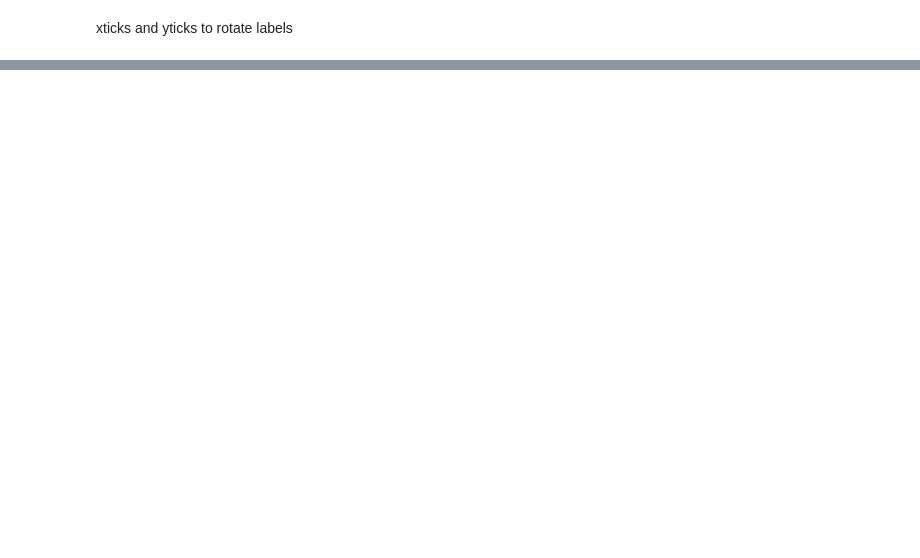
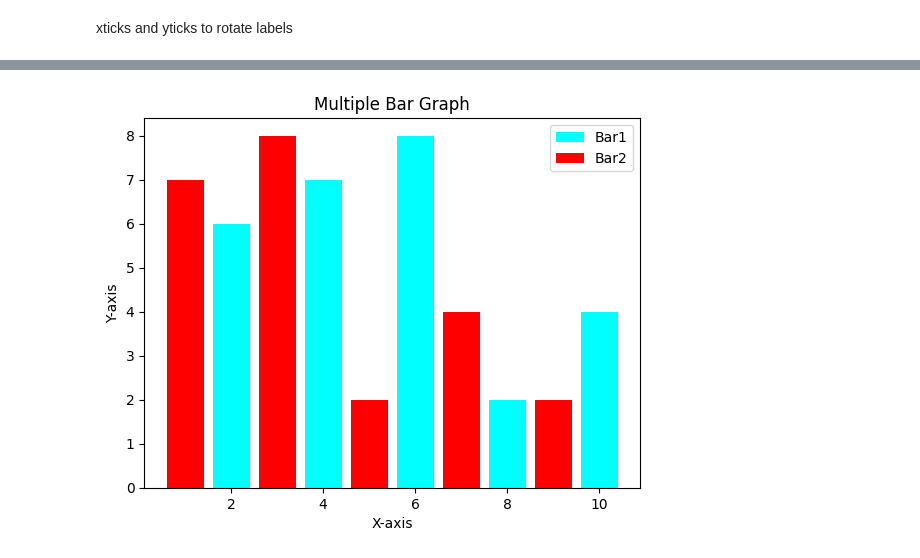
Before and after one commit to ayush-130904/Data-Analyst-Journey, a Jupyter notebook: python/libraries/matplotlib/matplotlib.ipynb, the cells around one changed output, grey strips where cells are left out. Drawn from its saved outputs; the diff is of its cells as text; code cells hidden in the pictures; blank space fills up the shorter version.

```diff
--- a/python/libraries/matplotlib/matplotlib.ipynb
+++ b/python/libraries/matplotlib/matplotlib.ipynb
@@ -70,0 +151,15 @@ plt.show()
+# %%
+x, y = [2,4,6,8,10], [6,7,8,2,4]
+x1,y1 = [1,3,5,7,9],[7,8,2,4,2]
+
+plt.bar(x,y, label="Bar1", color="cyan")
+plt.bar(x1,y1, label="Bar2", color="red")
+
+plt.title("Multiple Bar Graph")
+plt.xlabel("X-axis")
+plt.ylabel("Y-axis")
+
+plt.legend()
+plt.show()
+# %% [output]
+[figure, added]
```
Also changed, not shown: parts of 22 cells of this notebook.
